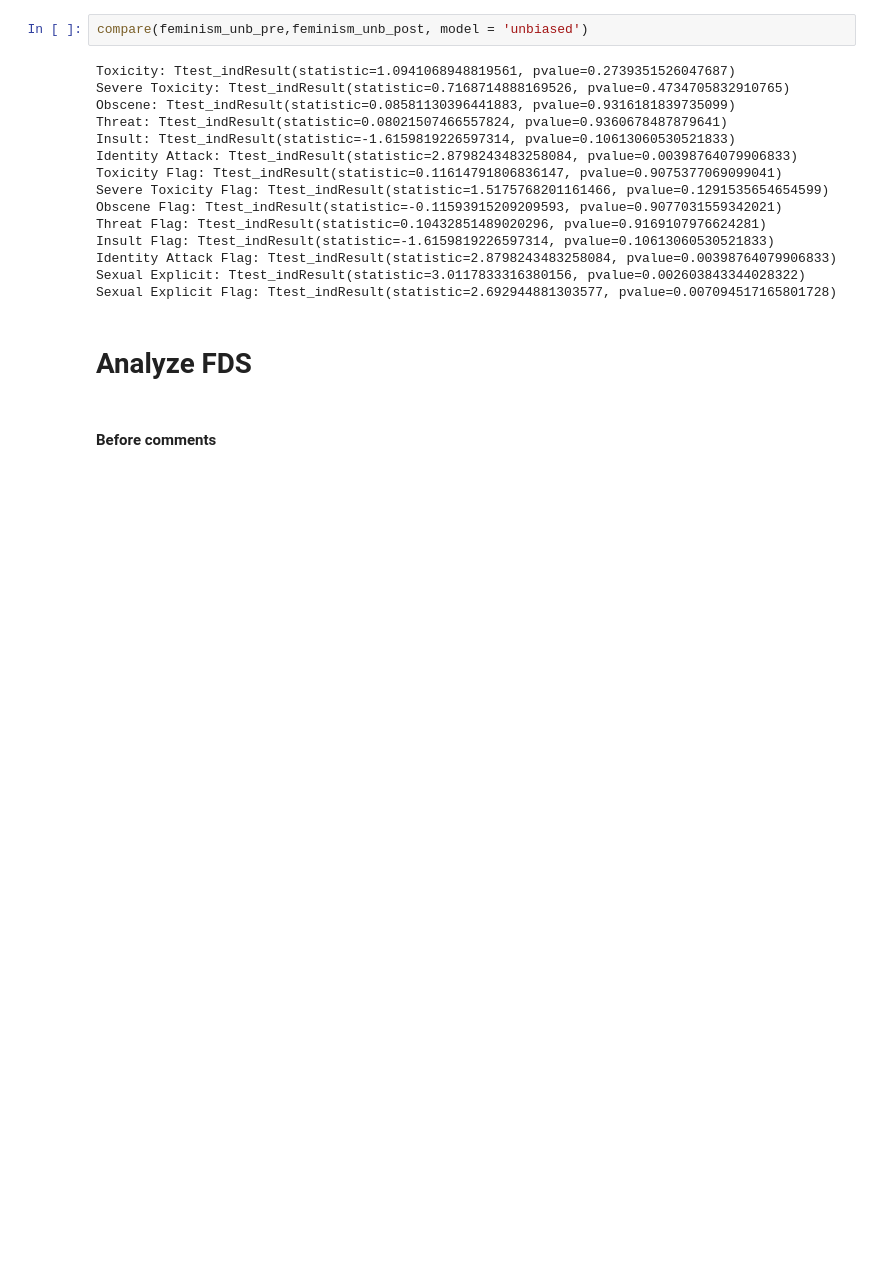
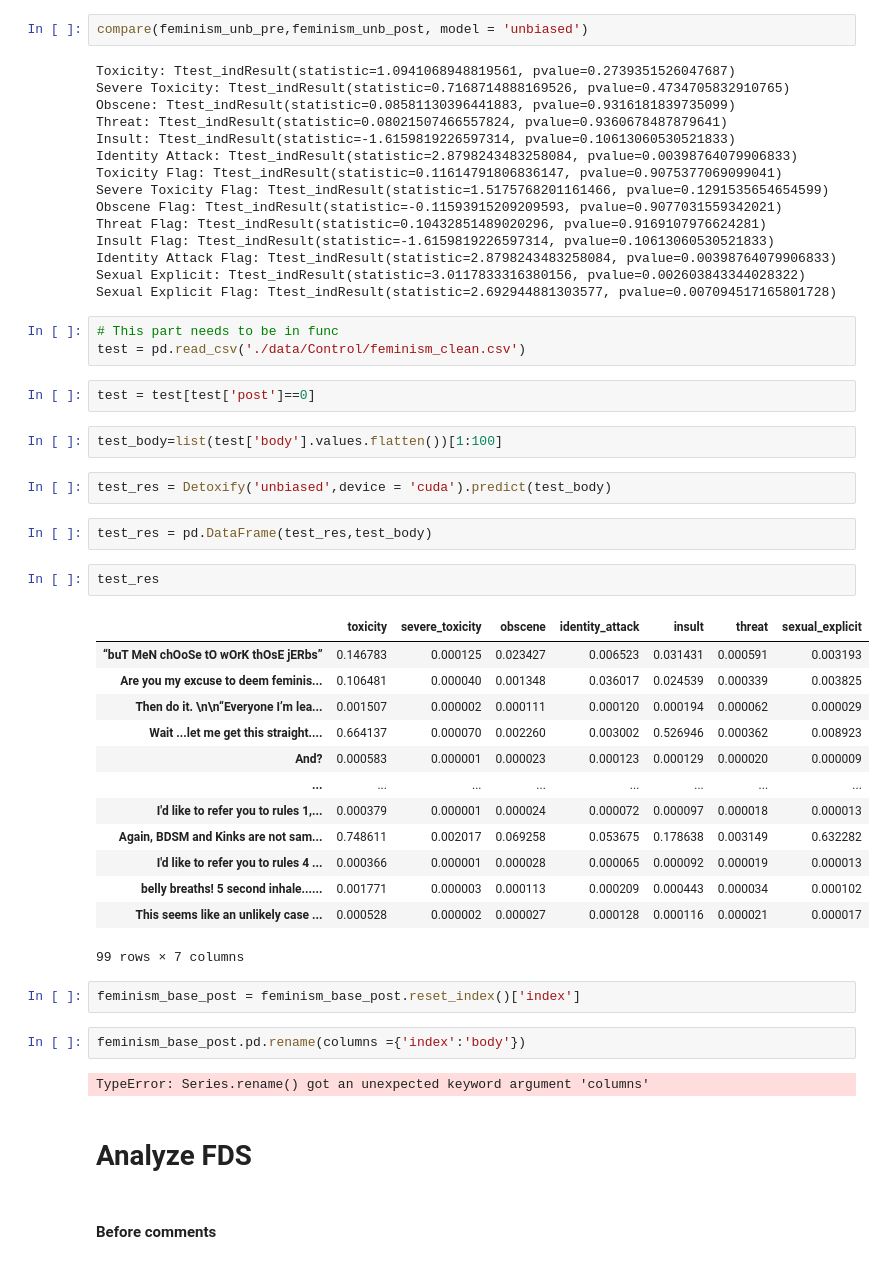
Before and after one commit to anng217/redditbots, a Jupyter notebook: detoxify.ipynb, the cells around one changed output. Drawn from its saved outputs; the diff is of its cells as text; blank space fills up the shorter version.

```diff
--- a/detoxify.ipynb
+++ b/detoxify.ipynb
@@ -235,6 +240,39 @@ Insult Flag: Ttest_indResult(statistic=-1.6159819226597314, pvalue=0.10613060530
 Identity Attack Flag: Ttest_indResult(statistic=2.8798243483258084, pvalue=0.00398764079906833)
 Sexual Explicit: Ttest_indResult(statistic=3.0117833316380156, pvalue=0.002603843344028322)
 Sexual Explicit Flag: Ttest_indResult(statistic=2.692944881303577, pvalue=0.007094517165801728)
+# %%
+# This part needs to be in func
+test = pd.read_csv('./data/Control/feminism_clean.csv')
+# %%
+test = test[test['post']==0]
+# %%
+test_body=list(test['body'].values.flatten())[1:100]
+# %%
+test_res = Detoxify('unbiased',device = 'cuda').predict(test_body)
+# %%
+test_res = pd.DataFrame(test_res,test_body)
+# %%
+test_res
+# %% [output]
+|  | toxicity | severe_toxicity | obscene | identity_attack | insult | threat | sexual_explicit |
+| “buT MeN chOoSe tO wOrK thOsE jERbs” | 0.146783 | 0.000125 | 0.023427 | 0.006523 | 0.031431 | 0.000591 | 0.003193 |
+| Are you my excuse to deem feminis... | 0.106481 | 0.000040 | 0.001348 | 0.036017 | 0.024539 | 0.000339 | 0.003825 |
+| Then do it. \n\n“Everyone I’m lea... | 0.001507 | 0.000002 | 0.000111 | 0.000120 | 0.000194 | 0.000062 | 0.000029 |
+| Wait ...let me get this straight.... | 0.664137 | 0.000070 | 0.002260 | 0.003002 | 0.526946 | 0.000362 | 0.008923 |
+| And? | 0.000583 | 0.000001 | 0.000023 | 0.000123 | 0.000129 | 0.000020 | 0.000009 |
+| ... | ... | ... | ... | ... | ... | ... | ... |
+| I'd like to refer you to rules 1,... | 0.000379 | 0.000001 | 0.000024 | 0.000072 | 0.000097 | 0.000018 | 0.000013 |
+| Again, BDSM and Kinks are not sam... | 0.748611 | 0.002017 | 0.069258 | 0.053675 | 0.178638 | 0.003149 | 0.632282 |
+| I'd like to refer you to rules 4 ... | 0.000366 | 0.000001 | 0.000028 | 0.000065 | 0.000092 | 0.000019 | 0.000013 |
+| belly breaths! 5 second inhale...... | 0.001771 | 0.000003 | 0.000113 | 0.000209 | 0.000443 | 0.000034 | 0.000102 |
+| This seems like an unlikely case ... | 0.000528 | 0.000002 | 0.000027 | 0.000128 | 0.000116 | 0.000021 | 0.000017 |
+99 rows × 7 columns
+# %%
+feminism_base_post = feminism_base_post.reset_index()['index']
+# %%
+feminism_base_post.pd.rename(columns ={'index':'body'})
+# %% [output]
+TypeError: Series.rename() got an unexpected keyword argument 'columns'
 # %% [markdown]
 # Analyze FDS
 # %% [markdown]
```
Also changed, not shown: parts of 2 cells of this notebook, 1 other file.
